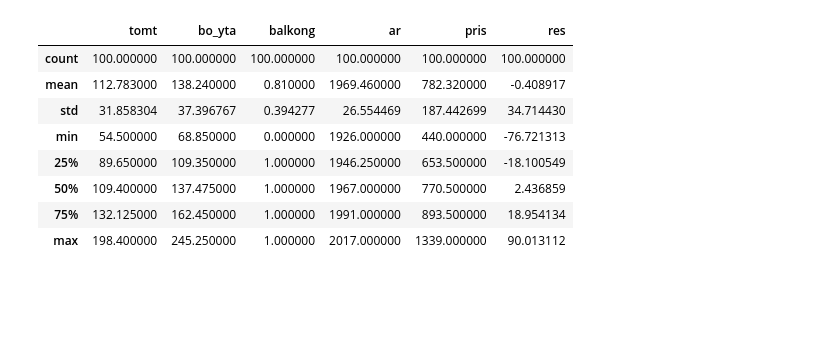
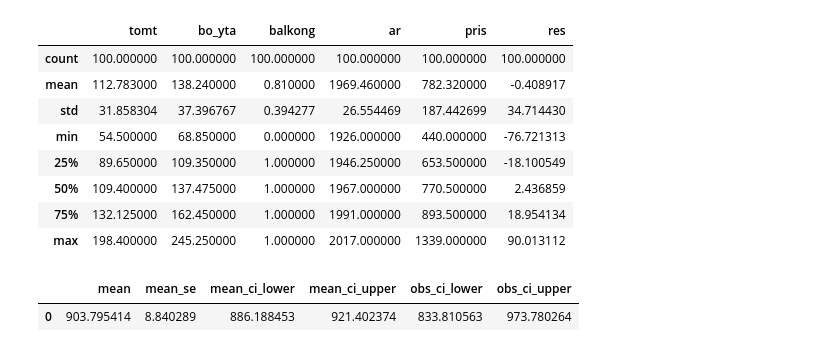
Before and after one commit to md5nake/fmsf80-projekt, a Jupyter notebook: stat.ipynb, the cells around one changed output. Cells and saved outputs as stored; diff of their text form; code cells hidden in the pictures; blank space fills up the shorter version.

```diff
--- a/stat.ipynb
+++ b/stat.ipynb
@@ -101,3 +102,9 @@ Utrecht.describe()
 | 50% | 109.400000 | 137.475000 | 1.000000 | 1967.000000 | 770.500000 | 2.436859 |
 | 75% | 132.125000 | 162.450000 | 1.000000 | 1991.000000 | 893.500000 | 18.954134 |
 | max | 198.400000 | 245.250000 | 1.000000 | 2017.000000 | 1339.000000 | 90.013112 |
+# %%
+target = pd.DataFrame({"bo_yta": [175], "ar": [2022], "tomt": [150]})
+fit.get_prediction(target).summary_frame(alpha=0.05)
+# %% [output]
+|  | mean | mean_se | mean_ci_lower | mean_ci_upper | obs_ci_lower | obs_ci_upper |
+| 0 | 903.795414 | 8.840289 | 886.188453 | 921.402374 | 833.810563 | 973.780264 |
```
Also changed, not shown: parts of 1 cell of this notebook.
